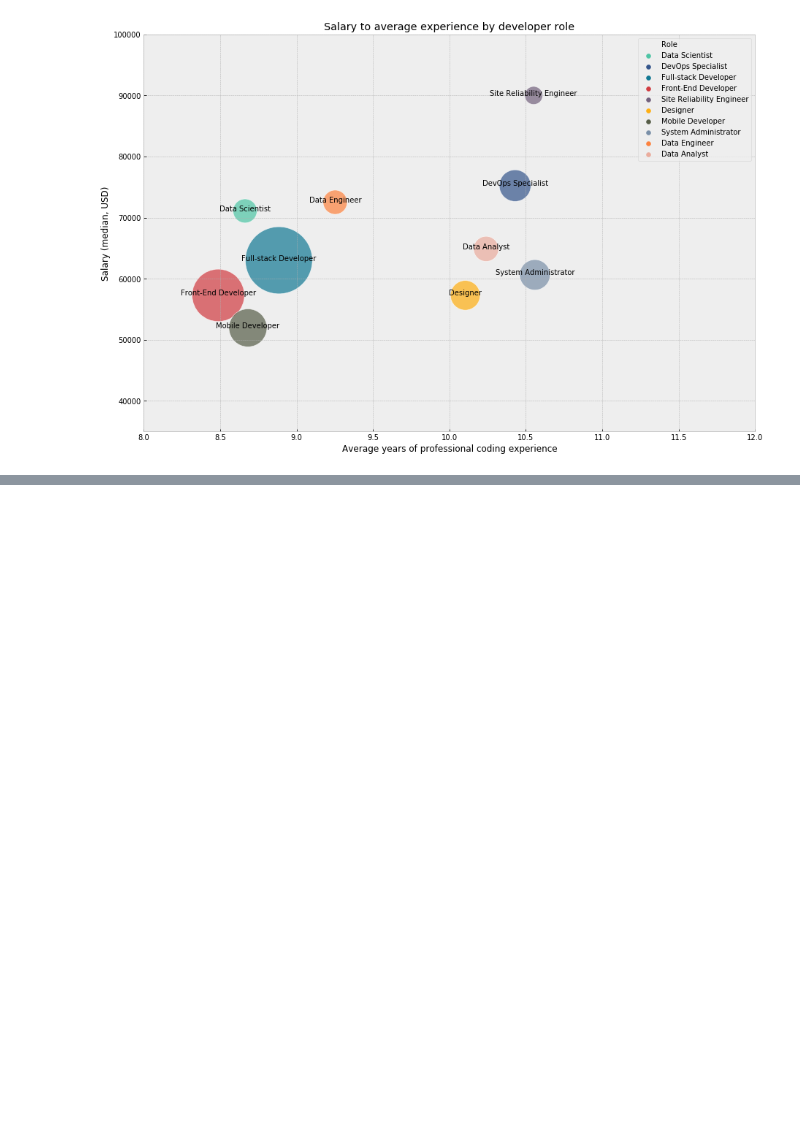
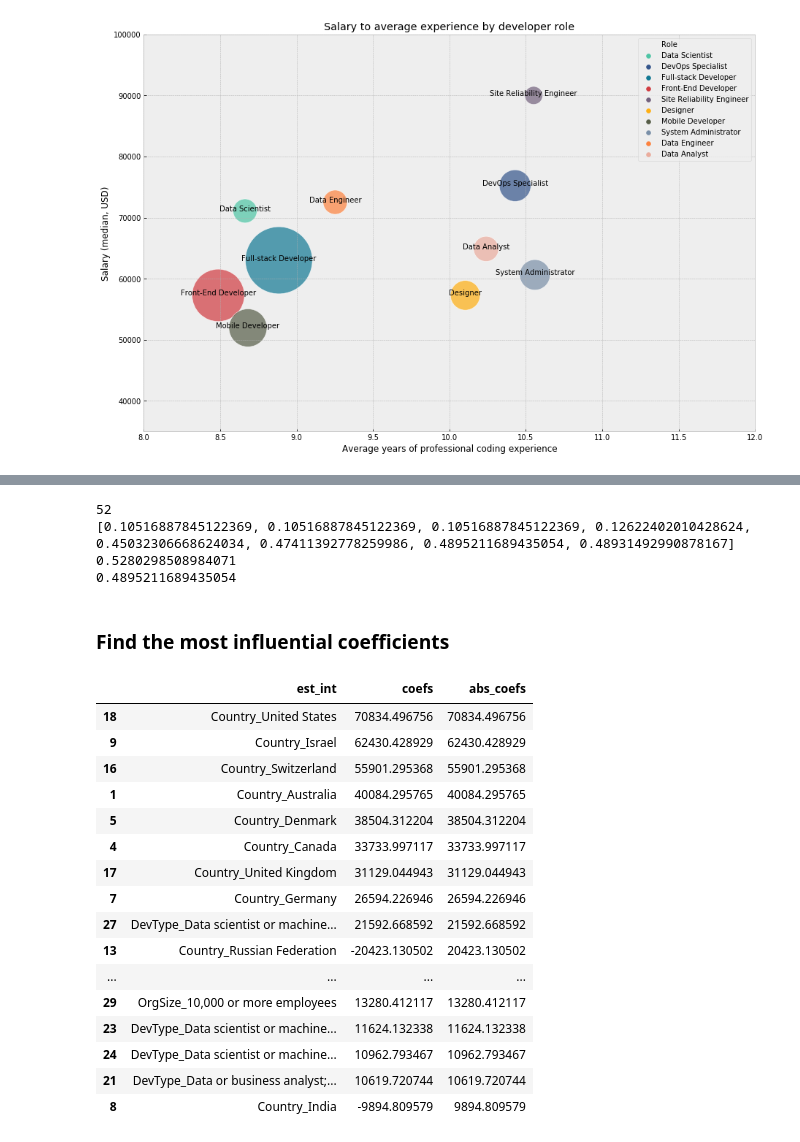
Before and after one commit to leedah/data-scientists-stackoverflow-analysis, a Jupyter notebook: Stackoverflow 2019 Survey.ipynb, the cells around one changed output, grey strips where cells are left out. Drawn from its saved outputs; the diff is of its cells as text; code cells hidden in the pictures; blank space fills up the shorter version.

```diff
--- a/Stackoverflow 2019 Survey.ipynb
+++ b/Stackoverflow 2019 Survey.ipynb
@@ -899,0 +1047,58 @@ for line in range(0, salary_df.shape[0]):
+# %%
+print(X_train.shape[1]) # Number of features
+print(r2_scores_test)
+best_score_pos = np.argmax(r2_scores_test)
+
+print(r2_scores_train[best_score_pos]) # Train rsquared of the model we should implement
+print(r2_scores_test[best_score_pos]) # Test rsquared of the model we should implement
+# %% [output]
+52
+[0.10516887845122369, 0.10516887845122369, 0.10516887845122369, 0.12622402010428624, 0.45032306668624034, 0.47411392778259986, 0.4895211689435054, 0.48931492990878167]
+0.5280298508984071
+0.4895211689435054
+# %% [markdown]
+### Find the most  influential coefficients
+# %%
+def coef_weights(coefficients, X_train):
+    '''
+    INPUT:
+    coefficients - the coefficients of the linear model
+    X_train - the training data, so the column names can be used
+    OUTPUT:
+    coefs_df - a dataframe holding the coefficient, estimate, and abs(estimate)
+
+    Provides a dataframe that can be used to understand the most influential coefficients
+    in a linear model by providing the coefficient estimates along with the name of the
+    variable attached to the coefficient.
+    '''
+    coefs_df = pd.DataFrame()
+    coefs_df['est_int'] = X_train.columns
+    coefs_df['coefs'] = lm_model.coef_
+    coefs_df['abs_coefs'] = np.abs(lm_model.coef_)
+    coefs_df = coefs_df.sort_values('abs_coefs', ascending=False)
+    return coefs_df
+
+#Use the function
+coef_df = coef_weights(lm_model.coef_, X_train)
+
+#A quick look at the top results
+coefs = coef_df.head(20)
+coefs
+# %% [output]
+|  | est_int | coefs | abs_coefs |
+| 18 | Country_United States | 70834.496756 | 70834.496756 |
+| 9 | Country_Israel | 62430.428929 | 62430.428929 |
+| 16 | Country_Switzerland | 55901.295368 | 55901.295368 |
+| 1 | Country_Australia | 40084.295765 | 40084.295765 |
+| 5 | Country_Denmark | 38504.312204 | 38504.312204 |
+| 4 | Country_Canada | 33733.997117 | 33733.997117 |
+| 17 | Country_United Kingdom | 31129.044943 | 31129.044943 |
+| 7 | Country_Germany | 26594.226946 | 26594.226946 |
+| 27 | DevType_Data scientist or machine... | 21592.668592 | 21592.668592 |
+| 13 | Country_Russian Federation | -20423.130502 | 20423.130502 |
+| ... | ... | ... | ... |
+| 29 | OrgSize_10,000 or more employees | 13280.412117 | 13280.412117 |
+| 23 | DevType_Data scientist or machine... | 11624.132338 | 11624.132338 |
+| 24 | DevType_Data scientist or machine... | 10962.793467 | 10962.793467 |
+| 21 | DevType_Data or business analyst;... | 10619.720744 | 10619.720744 |
+| 8 | Country_India | -9894.809579 | 9894.809579 |
```
Also changed, not shown: parts of 8 cells of this notebook.
